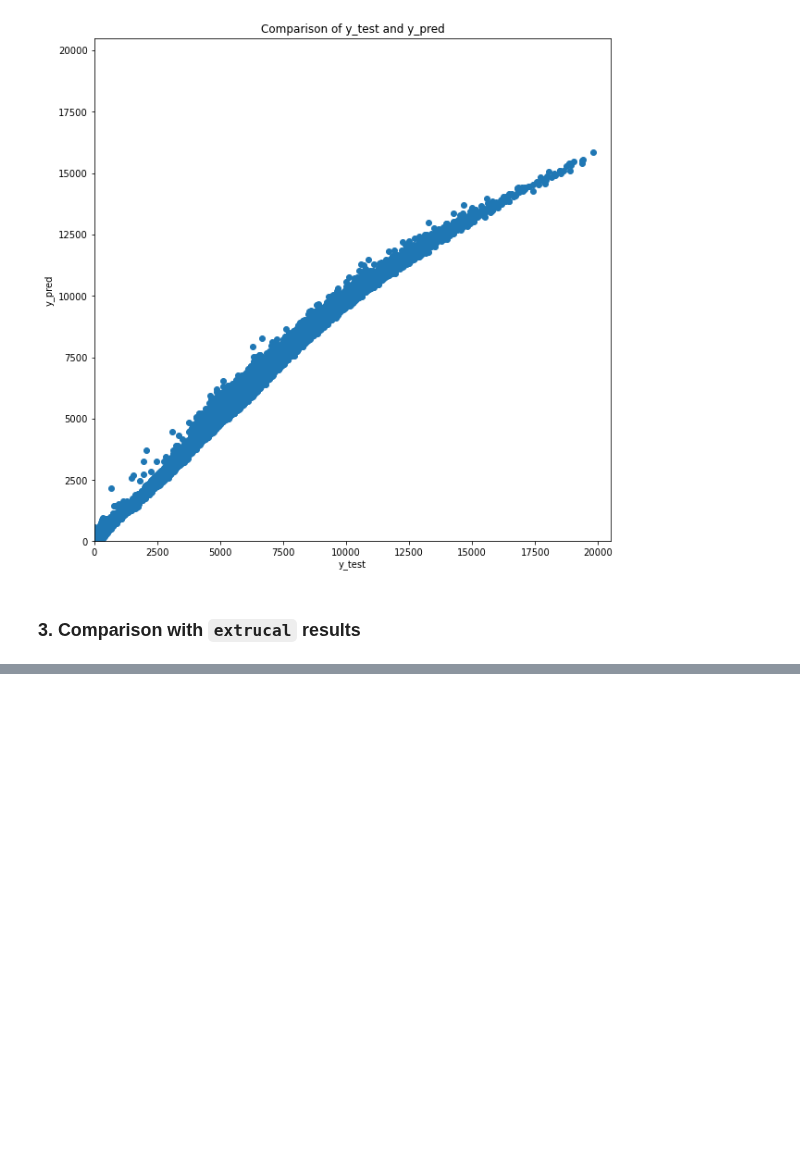
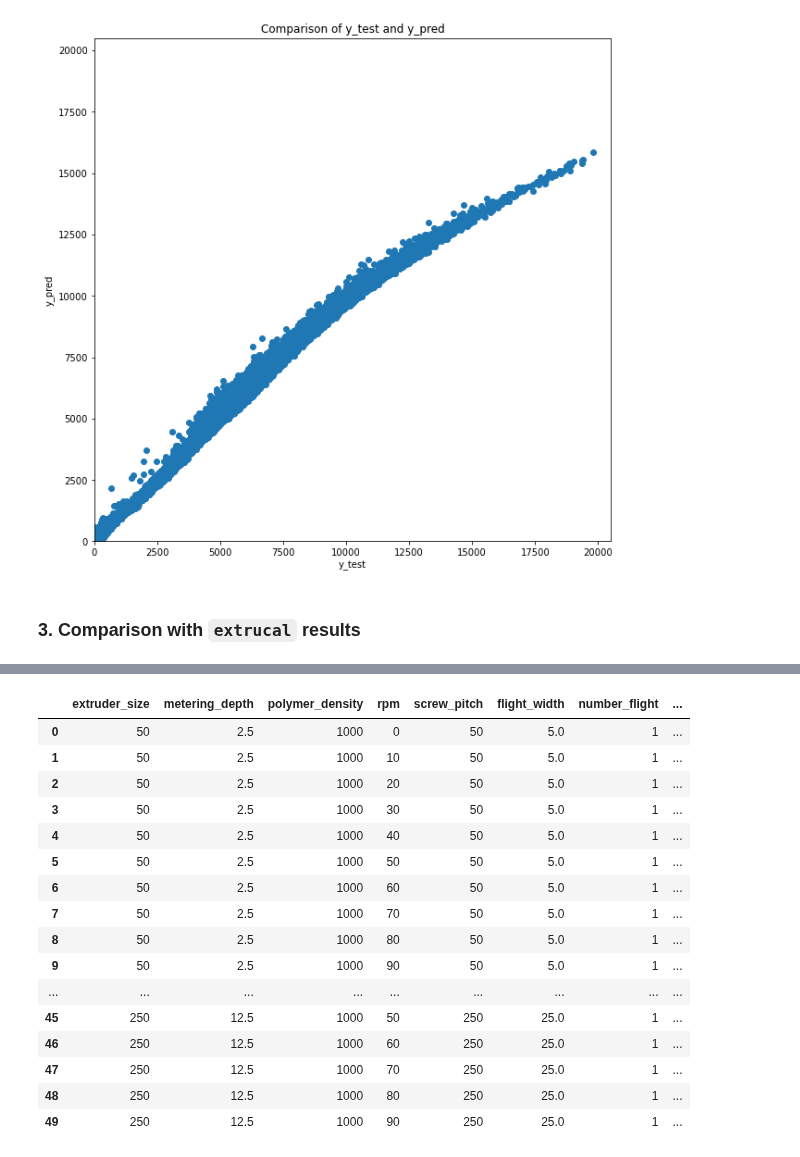
Before and after one commit to johnwslee/extrucal_machine-learning, a Jupyter notebook: ML_modeling/Part_3_neural_network_no_validset.ipynb, the cells around one changed output, grey strips where cells are left out. Saved outputs shown, nothing was run; the diff lists cells and outputs as text; code cells hidden in the pictures; blank space fills up the shorter version.

```diff
--- a/ML_modeling/Part_3_neural_network_no_validset.ipynb
+++ b/ML_modeling/Part_3_neural_network_no_validset.ipynb
@@ -397,0 +396,20 @@ plt.show();
+# %%
+df
+# %% [output]
+|  | extruder_size | metering_depth | polymer_density | rpm | screw_pitch | flight_width | number_flight | ... |
+| 0 | 50 | 2.5 | 1000 | 0 | 50 | 5.0 | 1 | ... |
+| 1 | 50 | 2.5 | 1000 | 10 | 50 | 5.0 | 1 | ... |
+| 2 | 50 | 2.5 | 1000 | 20 | 50 | 5.0 | 1 | ... |
+| 3 | 50 | 2.5 | 1000 | 30 | 50 | 5.0 | 1 | ... |
+| 4 | 50 | 2.5 | 1000 | 40 | 50 | 5.0 | 1 | ... |
+| 5 | 50 | 2.5 | 1000 | 50 | 50 | 5.0 | 1 | ... |
+| 6 | 50 | 2.5 | 1000 | 60 | 50 | 5.0 | 1 | ... |
+| 7 | 50 | 2.5 | 1000 | 70 | 50 | 5.0 | 1 | ... |
+| 8 | 50 | 2.5 | 1000 | 80 | 50 | 5.0 | 1 | ... |
+| 9 | 50 | 2.5 | 1000 | 90 | 50 | 5.0 | 1 | ... |
+| ... | ... | ... | ... | ... | ... | ... | ... | ... |
+| 45 | 250 | 12.5 | 1000 | 50 | 250 | 25.0 | 1 | ... |
+| 46 | 250 | 12.5 | 1000 | 60 | 250 | 25.0 | 1 | ... |
+| 47 | 250 | 12.5 | 1000 | 70 | 250 | 25.0 | 1 | ... |
+| 48 | 250 | 12.5 | 1000 | 80 | 250 | 25.0 | 1 | ... |
+| 49 | 250 | 12.5 | 1000 | 90 | 250 | 25.0 | 1 | ... |
```
Also changed, not shown: parts of 14 cells of this notebook, 1 other file.
